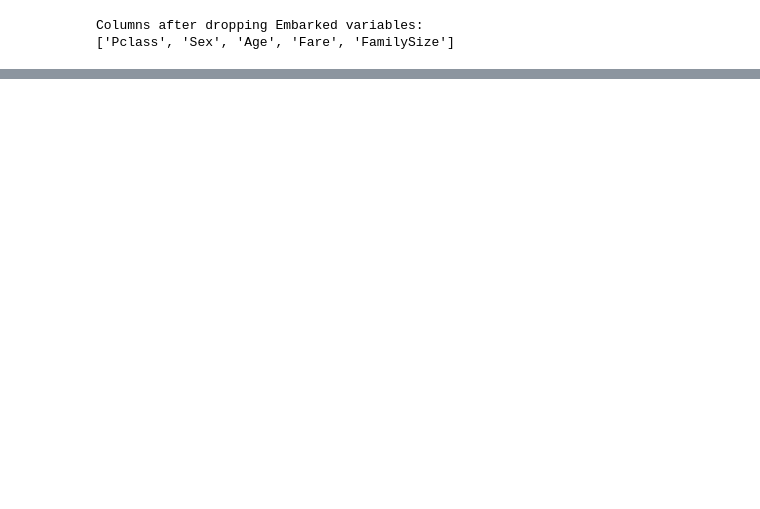
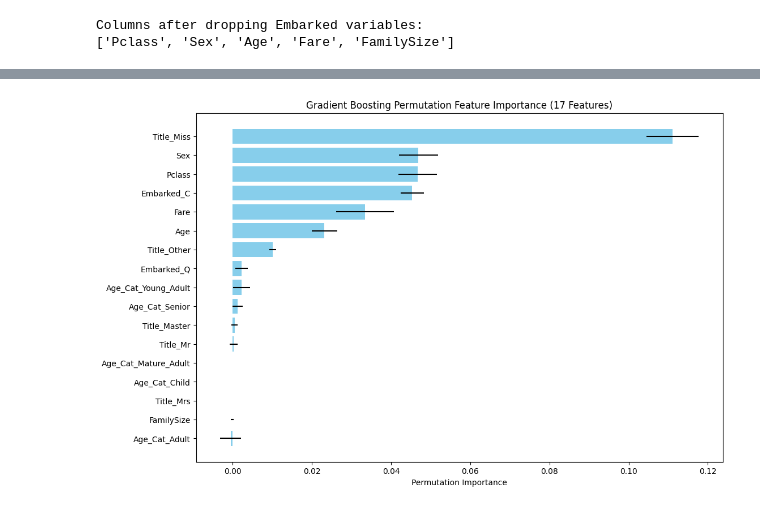
Before and after one commit to RCC0149/ANA500, a Jupyter notebook: ANA_500_Titanic_Micro-Project.ipynb, the cells around one changed output, grey strips where cells are left out. Cells and saved outputs as stored; diff of their text form; code cells hidden in the pictures; blank space fills up the shorter version.

```diff
--- a/ANA_500_Titanic_Micro-Project.ipynb
+++ b/ANA_500_Titanic_Micro-Project.ipynb
@@ -3350,0 +4495,99 @@ Classification Report (without Embarked):
+# %%
+# Initialize Gradient Boosting with optimized parameters
+gb = GradientBoostingClassifier(
+    max_depth=3,
+    learning_rate=0.05,
+    n_estimators=100,
+    min_samples_split=5,
+    subsample=0.8,
+    random_state=42
+)
+
+# Define sample weights
+sample_weights = np.array([1.0 if y == 0 else 1.6 for y in y_train])
+
+# Fit the model on the full training data to extract feature importance later
+gb.fit(X_train_reduced, y_train, sample_weight=sample_weights)
+
+# After fitting gb.fit(X_train_reduced, y_train, sample_weight=sample_weights) in the Gradient Boosting code
+perm_importance_gb = permutation_importance(gb, X_train_reduced, y_train, n_repeats=10, random_state=42, n_jobs=-1)
+perm_importance_df_gb = pd.DataFrame({
+    'Feature': reduced_features,
+    'Importance': perm_importance_gb.importances_mean,
+    'Std': perm_importance_gb.importances_std
+}).sort_values(by='Importance', ascending=False)
+print("\nGradient Boosting Permutation Feature Importance (17 features):")
+print(perm_importance_df_gb)
+plt.figure(figsize=(12, 8))
+plt.barh(perm_importance_df_gb['Feature'], perm_importance_df_gb['Importance'], xerr=perm_importance_df_gb['Std'], color='skyblue')
+plt.xlabel('Permutation Importance')
+plt.title('Gradient Boosting Permutation Feature Importance (17 Features)')
+plt.gca().invert_yaxis()
+plt.show()
+
+# Use cross_val_predict to get cross-validated predictions
+y_pred_cv = cross_val_predict(gb, X_train_reduced, y_train, cv=5, method='predict', n_jobs=-1)
+
+# Evaluate performance using cross-validated predictions
+accuracy = accuracy_score(y_train, y_pred_cv)
+print(f"Cross-Validated Training Accuracy (17 features): {accuracy:.3f}")
+print("\nCross-Validated Training Classification Report (17 features):")
+print(classification_report(y_train, y_pred_cv, target_names=['Not Survived', 'Survived']))
+
+# Extract feature importance (from the model fitted on the full data)
+feature_importance = gb.feature_importances_
+feature_names = reduced_features  # All 17 features: ['Sex', 'Title_Miss', 'Title_Mr', 'Title_Other', 'Pclass', 'Embarked_C', 'Fare', 'Age_Cat_Mature_Adult', 'Age_Cat_Child', 'Age', 'Age_Cat_Adult', 'Embarked_Q', 'FamilySize', 'Age_Cat_Senior', 'Age_Cat_Young_Adult', 'Title_Mrs', 'Title_Master']
+
+# Create a DataFrame with all feature importances
+importance_df_all = pd.DataFrame({
+    'Feature': feature_names,
+    'Importance': feature_importance
+}).sort_values(by='Importance', ascending=False)
+
+print("\nGradient Boosting Feature Importance (All 17 features):")
+print(importance_df_all)
+
+# Plot feature importance for all 17 features
+plt.figure(figsize=(12, 8))
+plt.barh(importance_df_all['Feature'], importance_df_all['Importance'], color='skyblue')
+plt.xlabel('Feature Importance')
+plt.title('Gradient Boosting Feature Importance (17 Features)')
+plt.gca().invert_yaxis()
+plt.show()
+
+# Specify the number of top features to select
+n_features = 17  # Change this to any number between 1 and 17 (e.g., 8, 10, 15)
+
+# Select the top N features and create a DataFrame
+gb_importance_df = importance_df_all.head(n_features).copy()
+
+# List the top N features
+top_features_list = gb_importance_df['Feature'].tolist()
+print(f"\nTop {n_features} Features from Gradient Boosting:")
+for i, feature in enumerate(top_features_list, 1):
+    print(f"{i}. {feature}")
+
+# Display the DataFrame with the top N features
+print(f"\nGradient Boosting Feature Importance (Top {n_features} features):")
+print(gb_importance_df)
+
+# Extract indices of top features for subsetting the dataset
+top_feature_indices = [reduced_features.index(f) for f in top_features_list]
+X_train_top = X_train_reduced.iloc[:, top_feature_indices].to_numpy()
+# X_test_top = X_test_reduced.iloc[:, top_feature_indices].to_numpy()
+
+print(f"\nX_train_top shape: {X_train_top.shape}")  # Expected: (891, n_features)
+# print(f"X_test_top shape: {X_test_top.shape}")    # Expected: (418, n_features)
+
+# Retrain the model with the top N features
+gb.fit(X_train_top, y_train, sample_weight=sample_weights)
+
+# Use cross_val_predict again for the top N features
+y_pred_cv_top = cross_val_predict(gb, X_train_top, y_train, cv=5, method='predict', n_jobs=-1)
+
+# Evaluate performance using cross-validated predictions for top N features
+accuracy_top = accuracy_score(y_train, y_pred_cv_top)
+print(f"Cross-Validated Training Accuracy (Top {n_features} features): {accuracy_top:.3f}")
+print("\nCross-Validated Training Classification Report (Top {n_features} features):")
+print(classification_report(y_train, y_pred_cv_top, target_names=['Not Survived', 'Survived']))
+# %% [output]
@@ -3350,0 +4613 @@ Classification Report (without Embarked):
+[figure, added]
```
Also changed, not shown: parts of 129 cells of this notebook, 3 other files.
